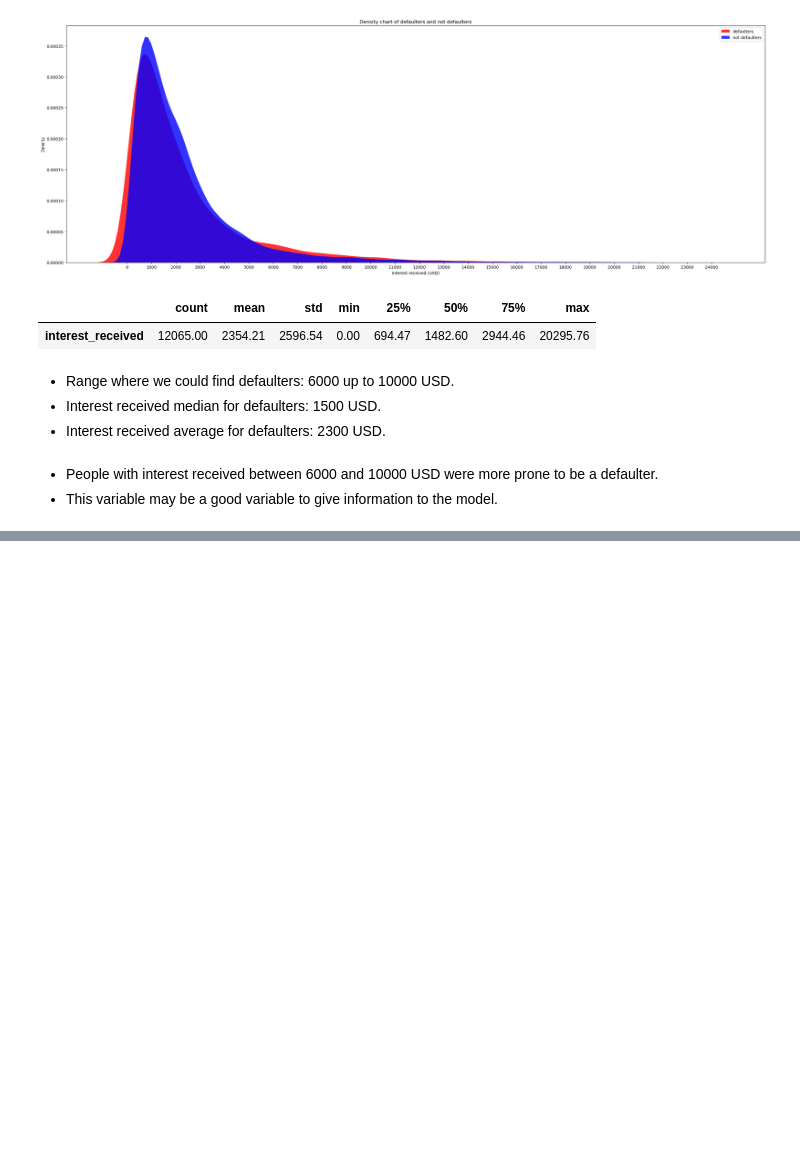
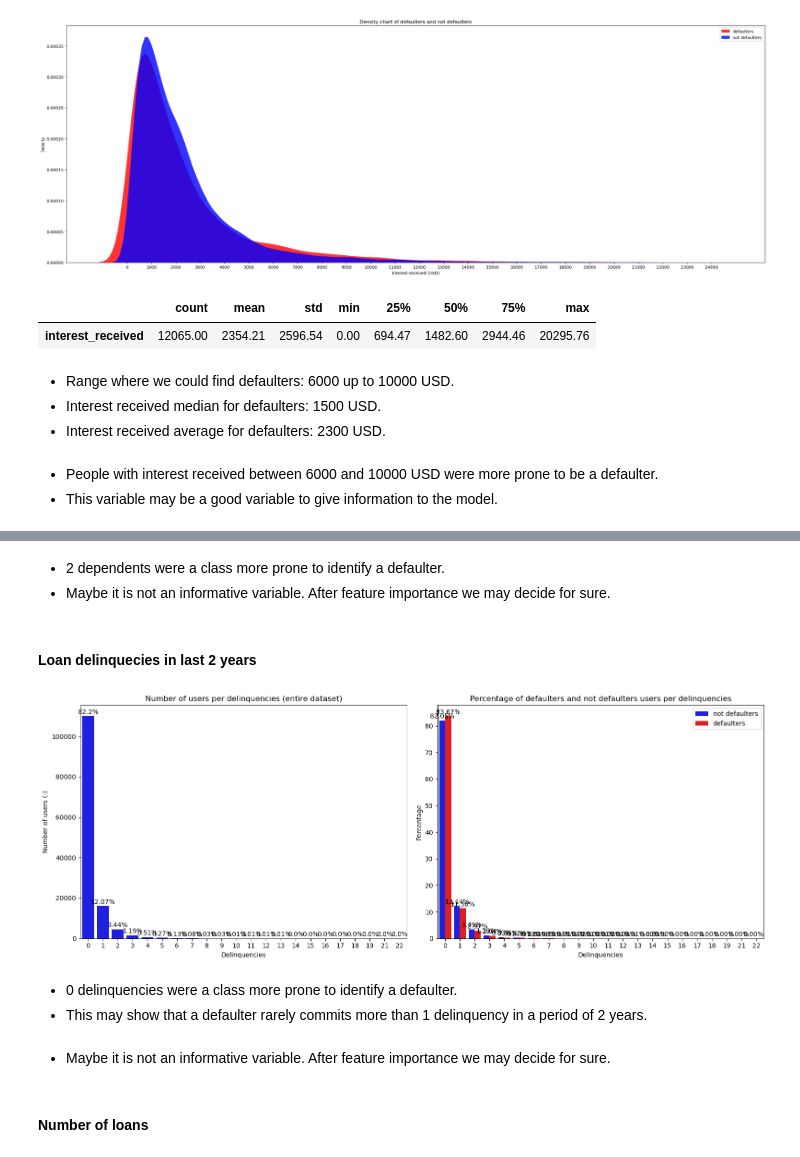
Before and after one commit to lucasquemelli/credit_default_risk_prediction, a Jupyter notebook: credit_risk_notebook.ipynb, the cells around one changed output, grey strips where cells are left out. Drawn from its saved outputs; the diff is of its cells as text; code cells hidden in the pictures; blank space fills up the shorter version.

```diff
--- a/credit_risk_notebook.ipynb
+++ b/credit_risk_notebook.ipynb
@@ -1884,0 +1970,75 @@ pd.DataFrame(df3[(df3["target"] == 1)]["interest_received"]).describe().T
+# %% [markdown]
+- 2 dependents were a class more prone to identify a defaulter.
+- Maybe it is not an informative variable. After feature importance we may decide for sure.
+# %% [markdown]
+#### Loan delinquecies in last 2 years
+# %%
+# number of users which are not defaulters
+aux1 = df3[df3["target"] == 0][["user_id", "delinq_2yrs"]].groupby("delinq_2yrs").nunique().\
+                                                 reset_index().sort_values("delinq_2yrs", ascending=True).\
+                                                 rename(columns={"user_id":"count"})
+aux1["total"] = aux1["count"].sum()
+aux1["percentage"] = aux1.apply(lambda x: round(x["count"]*100/x["total"], 2), axis=1)
+aux1["category"] = "not defaulters"
+
+# number of defaulters
+aux2 = df3[(df3["target"] == 1)][["user_id", "delinq_2yrs"]].groupby("delinq_2yrs").\
+                                    nunique().reset_index().sort_values("delinq_2yrs", ascending=True).\
+                                    rename(columns={"user_id":"count"})
+aux2["total"] = aux2["count"].sum()
+aux2["percentage"] = aux2.apply(lambda x: round(x["count"]*100/x["total"], 2), axis=1)
+aux2["category"] = "defaulters"
+
+# Concat
+aux3 = pd.concat([aux1, aux2], axis=0)
+# %%
+aux = df3.copy()
+
+plt.figure(figsize=(16, 6))
+
+plt.subplot(121)
+ax1 = sns.countplot(x = 'delinq_2yrs', data = aux, color="blue")
+for p in ax1.patches:
+        ax1.annotate(format(str((p.get_height()/len(aux)*100).round(2)) + '%'),
+                    (p.get_x() + p.get_width()/2, p.get_height()),
+                    ha='center',
+                    va='center',
+                    xytext=(0,6),
+                    textcoords='offset points')
+ax1 = plt.title("Number of users per delinquencies (entire dataset)", fontsize=12)
+ax1 = plt.xlabel("Delinquencies", fontsize=10)
+ax1 = plt.ylabel("Number of users (-)", fontsize=10)
+# ax1 = plt.xticks(rotation=30)
+
+plt.subplot(122)
+ax1 = sns.barplot(x="delinq_2yrs", y="percentage", hue="category", data=aux3,
+                  hue_order=["not defaulters", "defaulters"], palette=["blue", "red"])
+
+# bar labels
+for p in ax1.patches:
+    ax1.annotate(format(p.get_height(), '.2f') + '%',
+                    (p.get_x() + p.get_width()/2, p.get_height()),
+                    ha='center',
+                    va='center',
+                    xytext=(0,6),
+                    textcoords='offset points')
+
+# titles
+ax1 = plt.title("Percentage of defaulters and not defaulters users per delinquencies", fontsize=12)
+ax1 = plt.xlabel("Delinquencies", fontsize=10)
+ax1 = plt.ylabel("Percentage", fontsize=10)
+# ax1 = plt.xticks(rotation=30)
+
+# Adjustments
+plt.legend(loc="upper right")
+plt.tight_layout()
+plt.show()
+# %% [output]
+[figure, added]
+# %% [markdown]
+- 0 delinquencies were a class more prone to identify a defaulter.
+- This may show that a defaulter rarely commits more than 1 delinquency in a period of 2 years.
+# %% [markdown]
+- Maybe it is not an informative variable. After feature importance we may decide for sure.
+# %% [markdown]
+#### Number of loans
```
Also changed, not shown: parts of 14 cells of this notebook.
